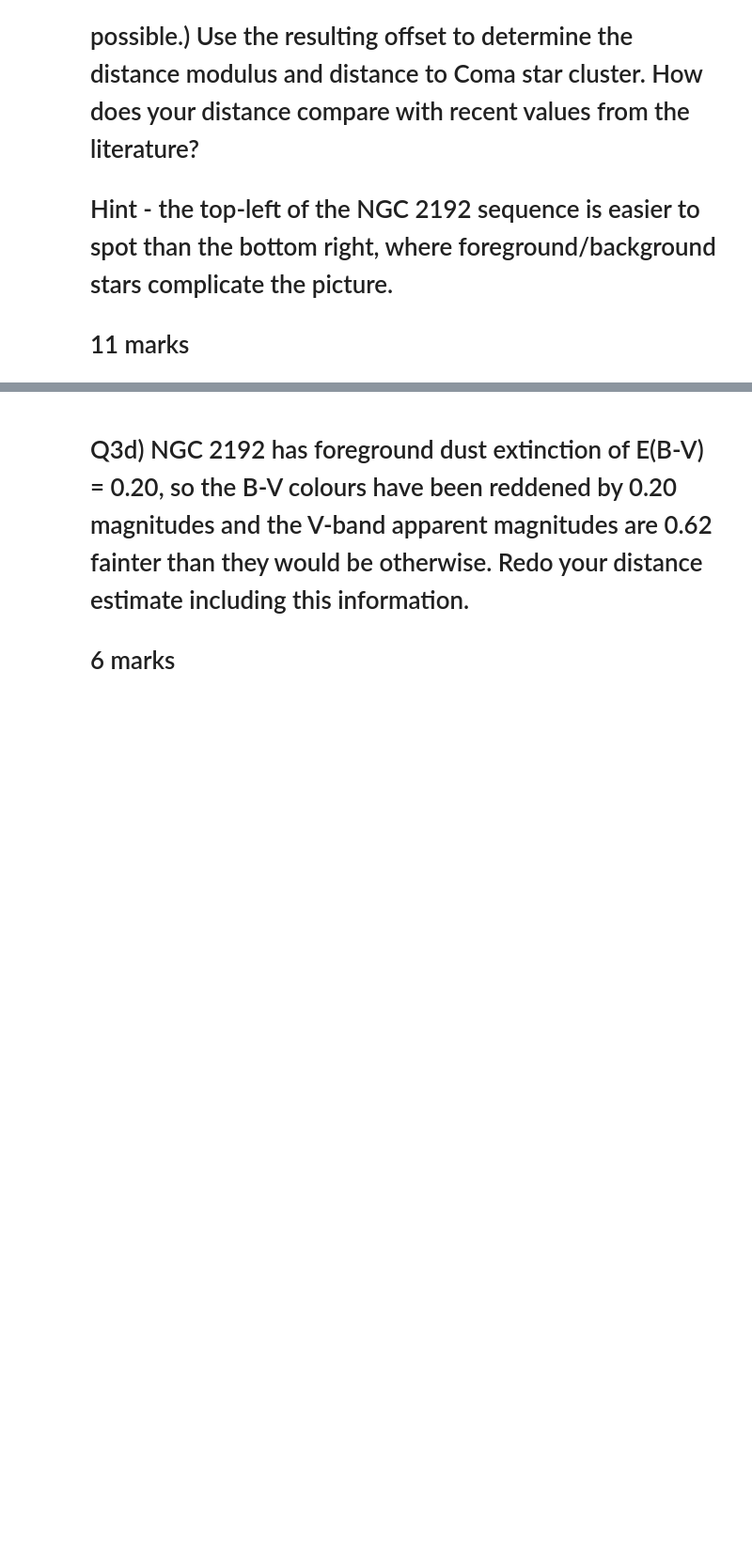
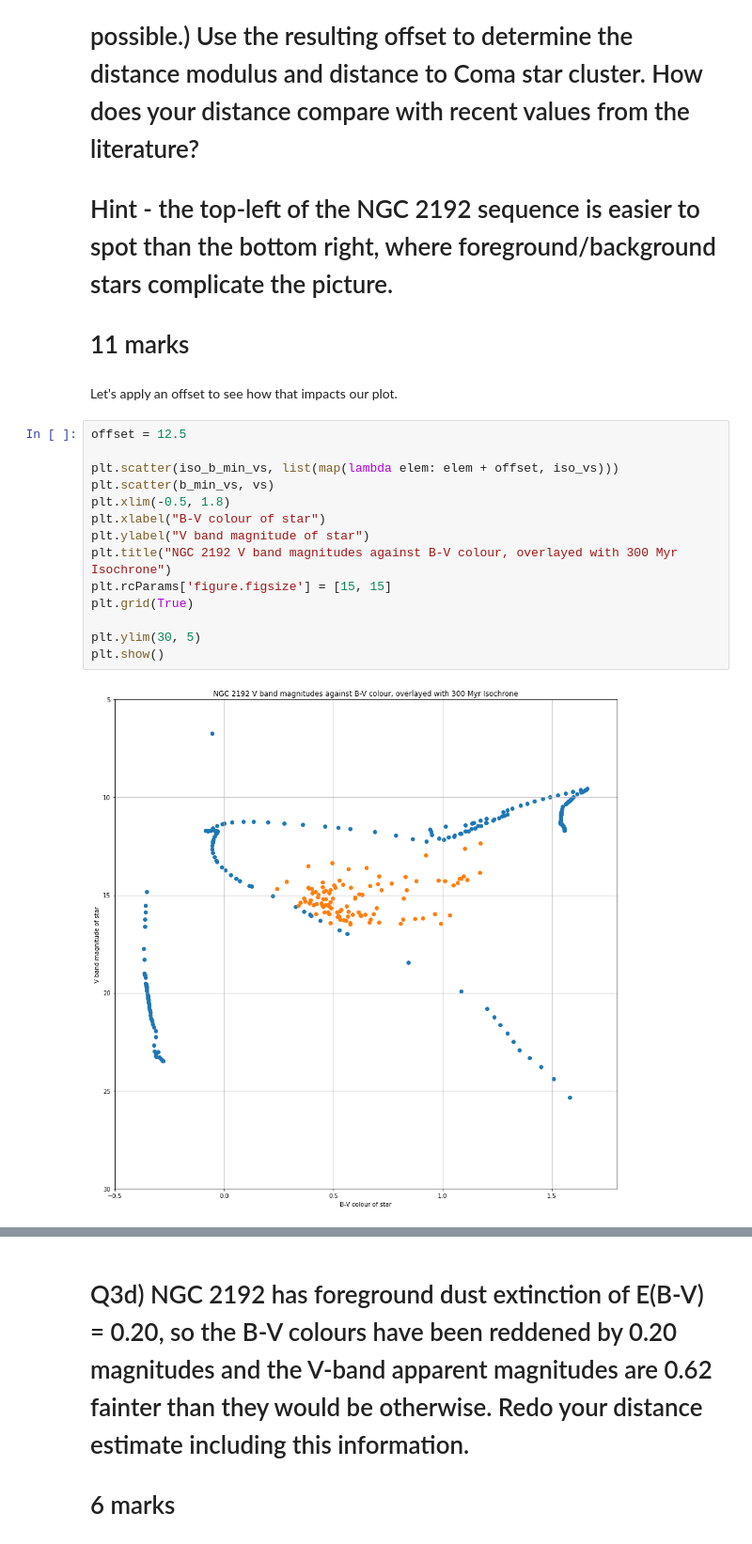
Before and after one commit to cedliang/ASP3231, a Jupyter notebook: Assignment_1/ASP3231_Assignment1_2022.ipynb, the cells around one changed output, grey strips where cells are left out. Shown at 94% size. Drawn from its saved outputs; the diff is of its cells as text; blank space fills up the shorter version.

```diff
--- a/Assignment_1/ASP3231_Assignment1_2022.ipynb
+++ b/Assignment_1/ASP3231_Assignment1_2022.ipynb
@@ -331,3 +331,21 @@ The sparsity of the data points in this post-AGB region indicates the extreme br
 # Hint - the top-left of the NGC 2192 sequence is easier to spot than the bottom right, where foreground/background stars complicate the picture.
 
 # 11 marks
+# %% [markdown]
+Let's apply an offset to see how that impacts our plot.
+# %%
+offset = 12.5
+
+plt.scatter(iso_b_min_vs, list(map(lambda elem: elem + offset, iso_vs)))
+plt.scatter(b_min_vs, vs)
+plt.xlim(-0.5, 1.8)
+plt.xlabel("B-V colour of star")
+plt.ylabel("V band magnitude of star")
+plt.title("NGC 2192 V band magnitudes against B-V colour, overlayed with 300 Myr Isochrone")
+plt.rcParams['figure.figsize'] = [15, 15]
+plt.grid(True)
+
+plt.ylim(30, 5)
+plt.show()
+# %% [output]
+[figure, added]
```
Also changed, not shown: parts of 3 cells of this notebook.
